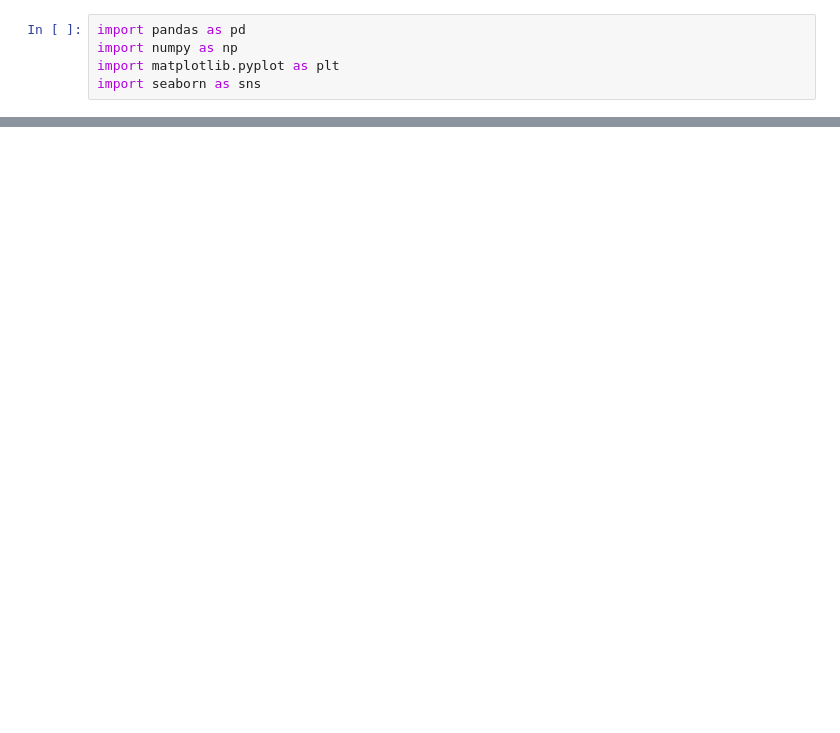
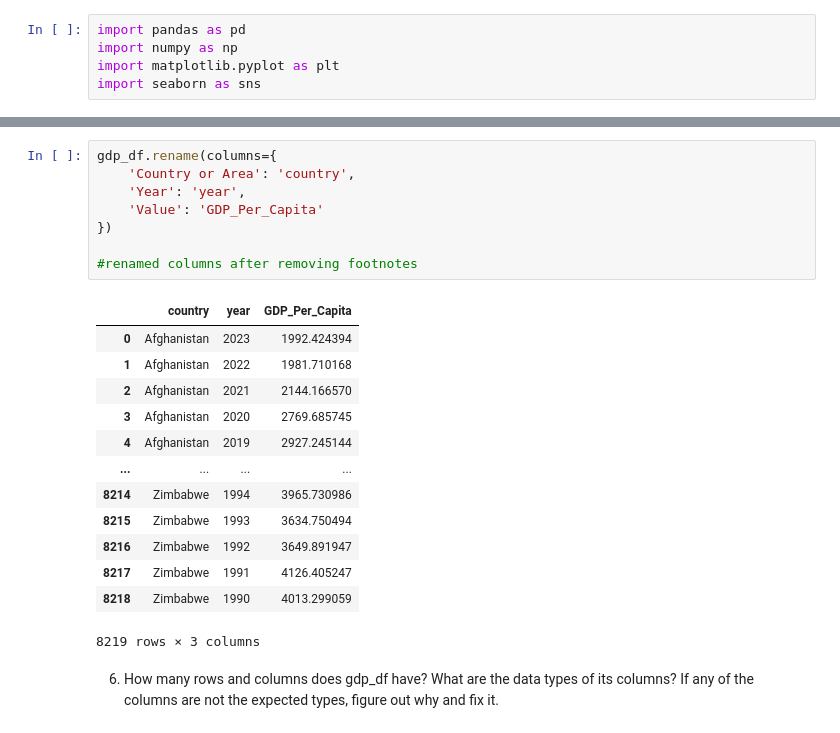
Before and after one commit to nss-data-science-cohort-9/un-exploration-joshwtacker, a Jupyter notebook: Notebook/UN_Data_Exploration.ipynb, the cells around one changed output, grey strips where cells are left out. Drawn from its saved outputs; the diff is of its cells as text; blank space fills up the shorter version.

```diff
--- a/Notebook/UN_Data_Exploration.ipynb
+++ b/Notebook/UN_Data_Exploration.ipynb
@@ -21,0 +56,24 @@ pd.read_csv("../data/continents.csv")
+# %%
+gdp_df.rename(columns={
+    'Country or Area': 'country',
+    'Year': 'year',
+    'Value': 'GDP_Per_Capita'
+})
+
+#renamed columns after removing footnotes
+# %% [output]
+|  | country | year | GDP_Per_Capita |
+| 0 | Afghanistan | 2023 | 1992.424394 |
+| 1 | Afghanistan | 2022 | 1981.710168 |
+| 2 | Afghanistan | 2021 | 2144.166570 |
+| 3 | Afghanistan | 2020 | 2769.685745 |
+| 4 | Afghanistan | 2019 | 2927.245144 |
+| ... | ... | ... | ... |
+| 8214 | Zimbabwe | 1994 | 3965.730986 |
+| 8215 | Zimbabwe | 1993 | 3634.750494 |
+| 8216 | Zimbabwe | 1992 | 3649.891947 |
+| 8217 | Zimbabwe | 1991 | 4126.405247 |
+| 8218 | Zimbabwe | 1990 | 4013.299059 |
+8219 rows × 3 columns
+# %% [markdown]
+6. How many rows and columns does gdp_df have? What are the data types of its columns? If any of the columns are not the expected types, figure out why and fix it.
```
Also changed, not shown: parts of 45 cells of this notebook.
